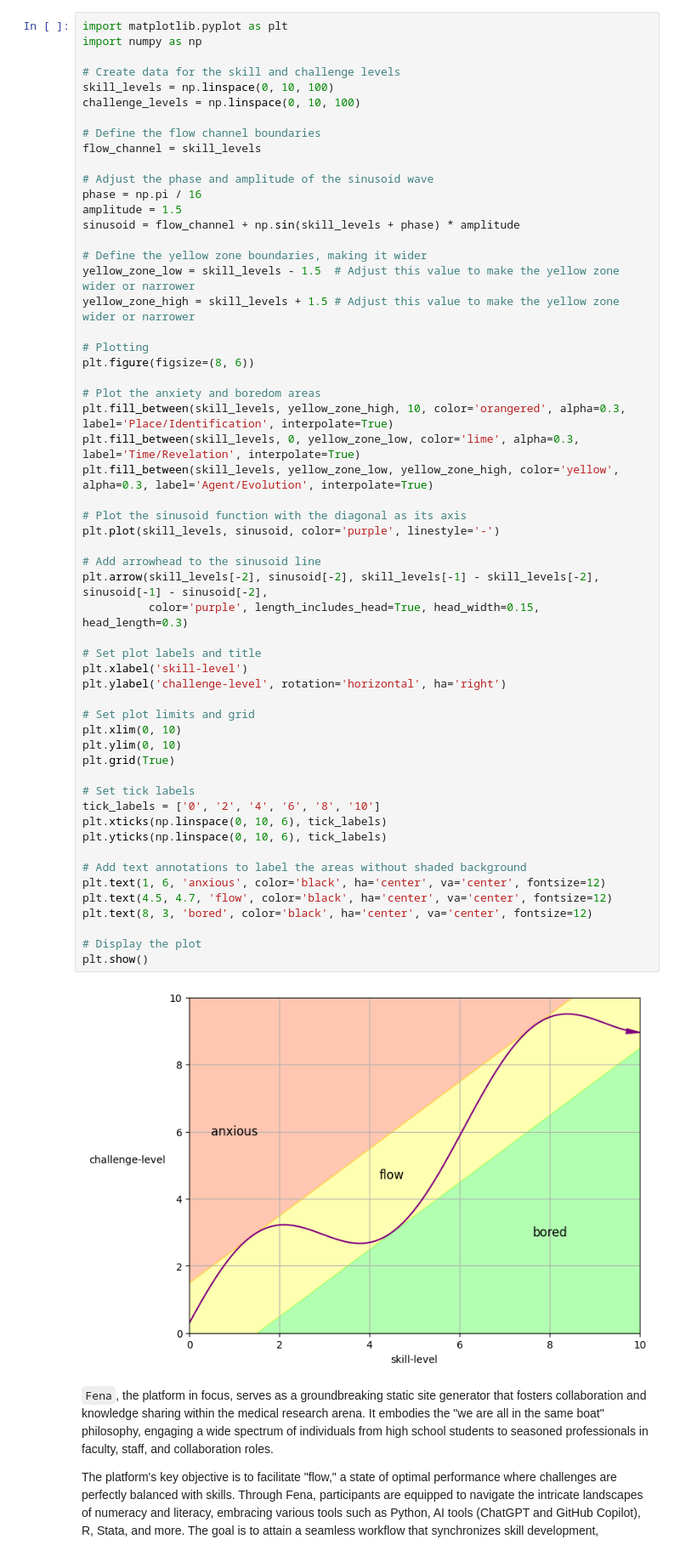
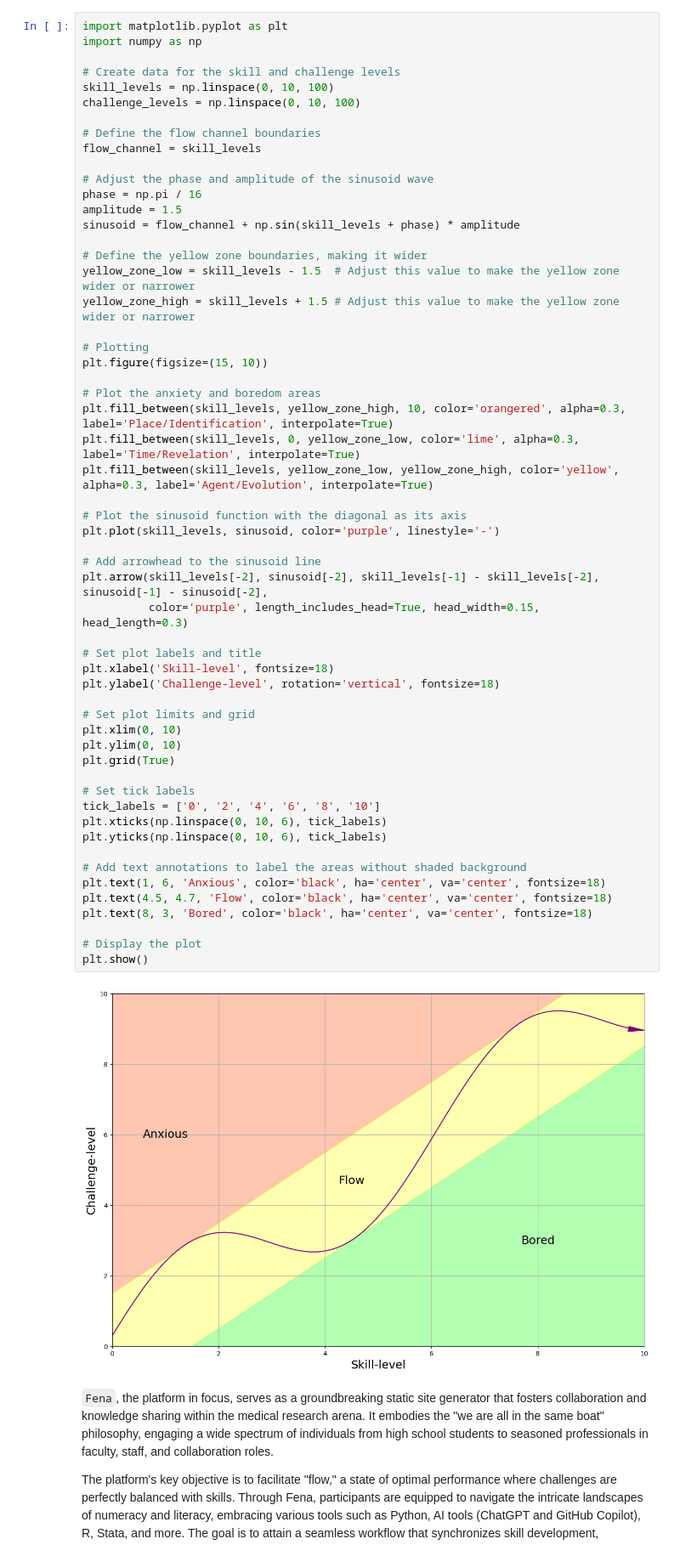
Before and after one commit to jhutrc/beta, a Jupyter notebook: intro.ipynb, the cells around one changed output. Shown at 85% size. Cells and saved outputs as stored; diff of their text form.

```diff
--- a/intro.ipynb
+++ b/intro.ipynb
@@ -180,43 +180,43 @@ yellow_zone_low = skill_levels - 1.5  # Adjust this value to make the yellow zon
 yellow_zone_high = skill_levels + 1.5 # Adjust this value to make the yellow zone wider or narrower
 
 # Plotting
-plt.figure(figsize=(8, 6))
+plt.figure(figsize=(15, 10))
 
 # Plot the anxiety and boredom areas
 plt.fill_between(skill_levels, yellow_zone_high, 10, color='orangered', alpha=0.3, label='Place/Identification', interpolate=True)
 plt.fill_between(skill_levels, 0, yellow_zone_low, color='lime', alpha=0.3, label='Time/Revelation', interpolate=True)
 plt.fill_between(skill_levels, yellow_zone_low, yellow_zone_high, color='yellow', alpha=0.3, label='Agent/Evolution', interpolate=True)
 
 # Plot the sinusoid function with the diagonal as its axis
 plt.plot(skill_levels, sinusoid, color='purple', linestyle='-')
 
 # Add arrowhead to the sinusoid line
 plt.arrow(skill_levels[-2], sinusoid[-2], skill_levels[-1] - skill_levels[-2], sinusoid[-1] - sinusoid[-2],
           color='purple', length_includes_head=True, head_width=0.15, head_length=0.3)
 
 # Set plot labels and title
-plt.xlabel('skill-level')
-plt.ylabel('challenge-level', rotation='horizontal', ha='right')
+plt.xlabel('Skill-level', fontsize=18)
+plt.ylabel('Challenge-level', rotation='vertical', fontsize=18)
 
 # Set plot limits and grid
 plt.xlim(0, 10)
 plt.ylim(0, 10)
 plt.grid(True)
 
 # Set tick labels
 tick_labels = ['0', '2', '4', '6', '8', '10']
 plt.xticks(np.linspace(0, 10, 6), tick_labels)
 plt.yticks(np.linspace(0, 10, 6), tick_labels)
 
 # Add text annotations to label the areas without shaded background
-plt.text(1, 6, 'anxious', color='black', ha='center', va='center', fontsize=12)
-plt.text(4.5, 4.7, 'flow', color='black', ha='center', va='center', fontsize=12)
-plt.text(8, 3, 'bored', color='black', ha='center', va='center', fontsize=12)
+plt.text(1, 6, 'Anxious', color='black', ha='center', va='center', fontsize=18)
+plt.text(4.5, 4.7, 'Flow', color='black', ha='center', va='center', fontsize=18)
+plt.text(8, 3, 'Bored', color='black', ha='center', va='center', fontsize=18)
 
 # Display the plot
 plt.show()
 # %% [output]
-[figure, old version]
+[figure, new version]
 # %% [markdown]
 `Fena`, the platform in focus, serves as a groundbreaking static site generator that fosters collaboration and knowledge sharing within the medical research arena. It embodies the "we are all in the same boat" philosophy, engaging a wide spectrum of individuals from high school students to seasoned professionals in faculty, staff, and collaboration roles.
 
```
Also changed, not shown: parts of 3 cells of this notebook, 8 other files.
